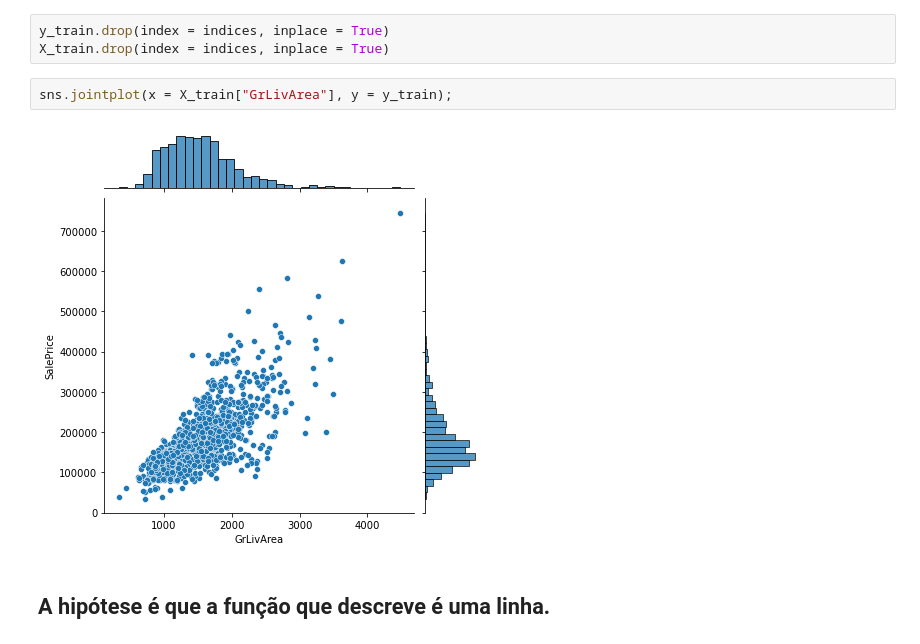
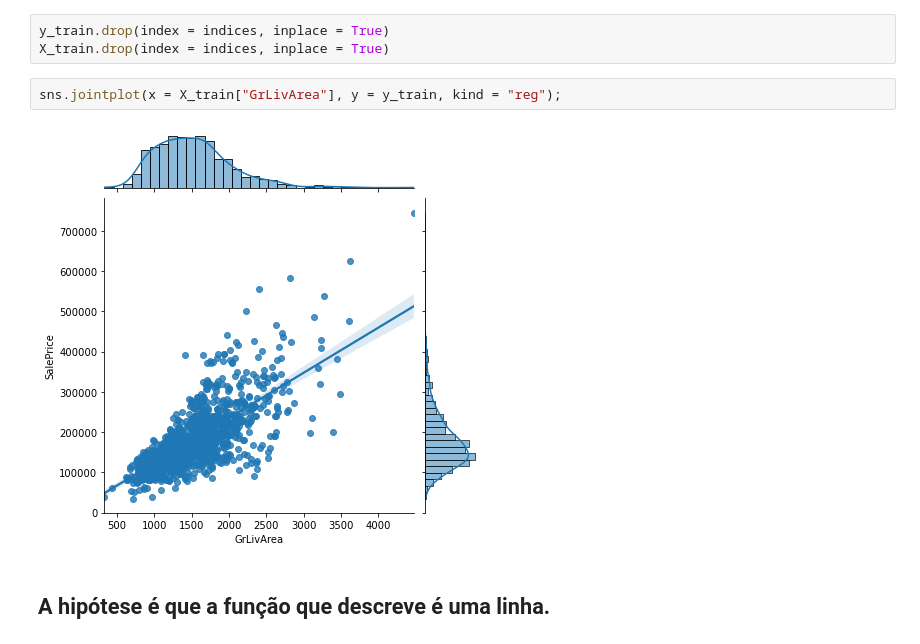
Before and after one commit to GabrielAsato/Curso_DS_Degree, a Jupyter notebook: Módulo 8 - Estatística II/Aula 3 - regressão linear e outros fundamentos.ipynb, the cells around one changed output. Cells and saved outputs as stored; diff of their text form.

```diff
--- a/Módulo 8 - Estatística II/Aula 3 - regressão linear e outros fundamentos.ipynb
+++ b/Módulo 8 - Estatística II/Aula 3 - regressão linear e outros fundamentos.ipynb
@@ -203,9 +200,9 @@ indices = X_train.query("GrLivArea > 4500").index
 y_train.drop(index = indices, inplace = True)
 X_train.drop(index = indices, inplace = True)
 # %%
-sns.jointplot(x = X_train["GrLivArea"], y = y_train);
+sns.jointplot(x = X_train["GrLivArea"], y = y_train, kind = "reg");
 # %% [output]
-[figure, old version]
+[figure, new version]
 # %% [markdown]
 ## A hipótese é que a função que descreve é uma linha.
 # %% [markdown]
```
Also changed, not shown: parts of 5 cells of this notebook, 6 other files.
